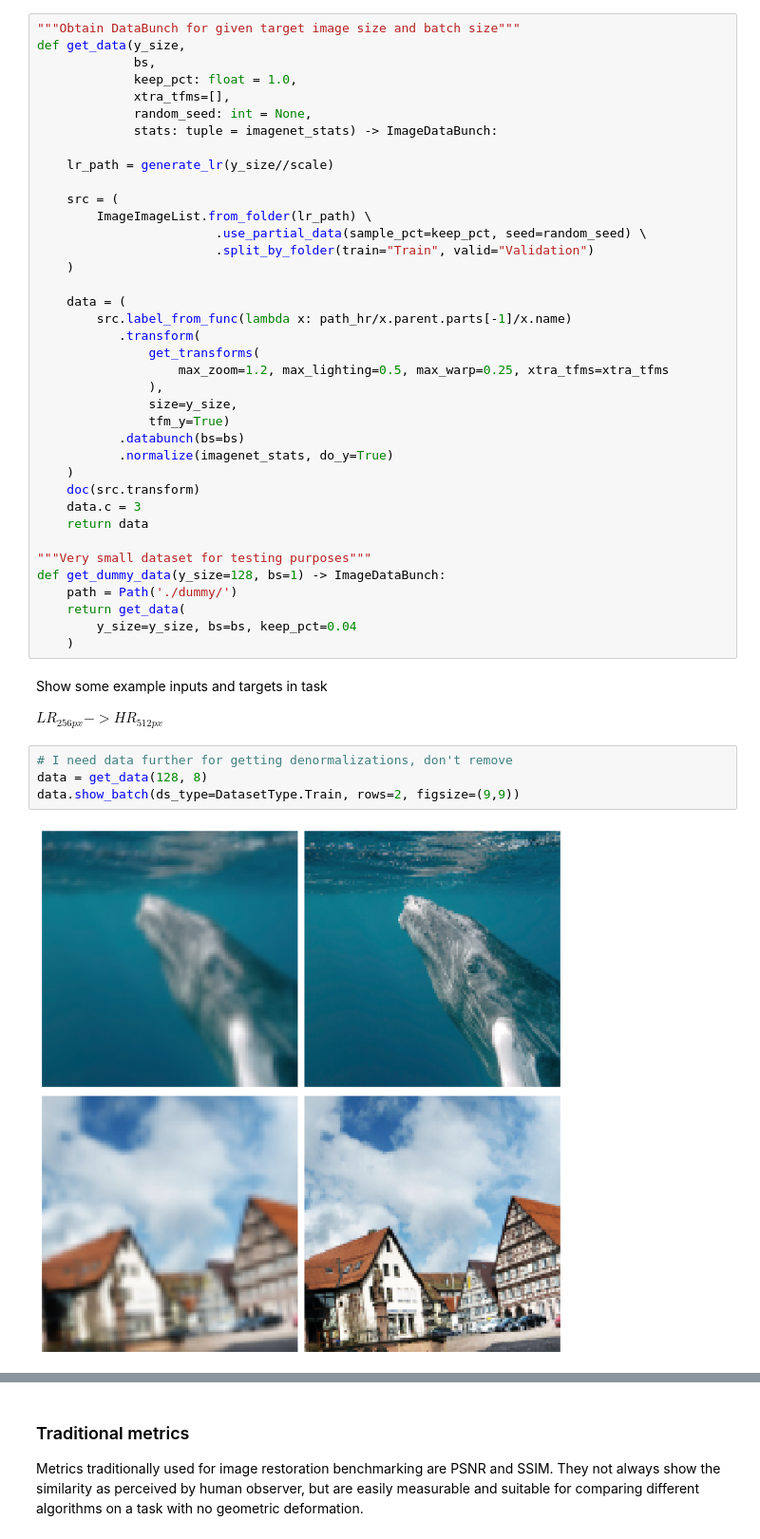
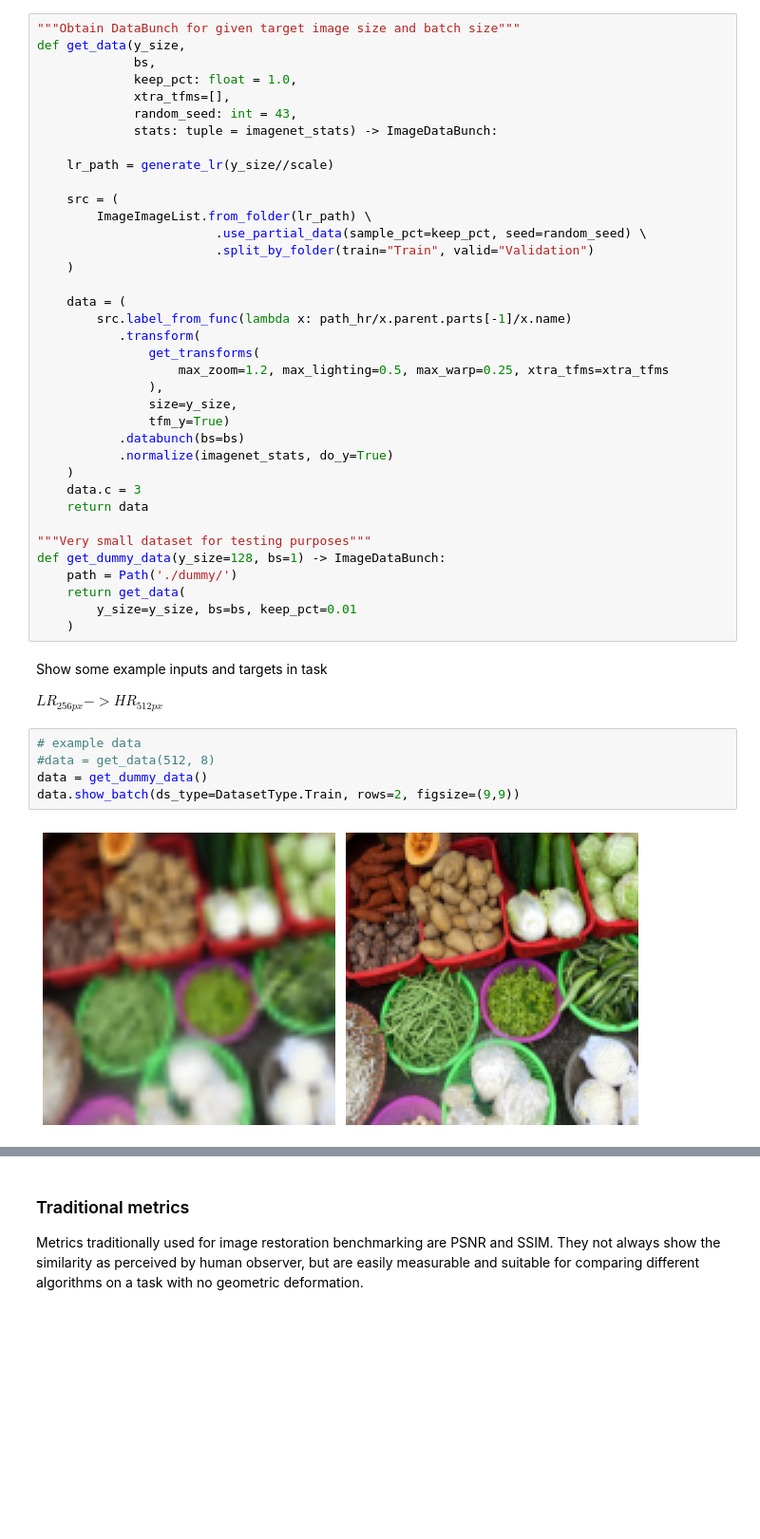
Before and after one commit to luksladky/SR-augmentation-learning, a Jupyter notebook: sr reference.ipynb, the cells around one changed output, grey strips where cells are left out. Shown at 95% size. Drawn from its saved outputs; the diff is of its cells as text; blank space fills up the shorter version.

```diff
--- a/sr reference.ipynb
+++ b/sr reference.ipynb
@@ -146,7 +153,7 @@ def get_data(y_size,
              bs,
              keep_pct: float = 1.0,
              xtra_tfms=[],
-             random_seed: int = None,
+             random_seed: int = 43,
              stats: tuple = imagenet_stats) -> ImageDataBunch:
 
     lr_path = generate_lr(y_size//scale)
@@ -168,7 +175,6 @@ def get_data(y_size,
            .databunch(bs=bs)
            .normalize(imagenet_stats, do_y=True)
     )
-    doc(src.transform)
     data.c = 3
     return data
 
@@ -176,15 +182,16 @@ def get_data(y_size,
 def get_dummy_data(y_size=128, bs=1) -> ImageDataBunch:
     path = Path('./dummy/')
     return get_data(
-        y_size=y_size, bs=bs, keep_pct=0.04
+        y_size=y_size, bs=bs, keep_pct=0.01
     )
 # %% [markdown]
 Show some example inputs and targets in task
 
 $ {LR}_{256px} -> {HR}_{512px} $
 # %%
-# I need data further for getting denormalizations, don't remove
-data = get_data(128, 8)
+# example data
+#data = get_data(512, 8)
+data = get_dummy_data()
 data.show_batch(ds_type=DatasetType.Train, rows=2, figsize=(9,9))
 # %% [output]
-[figure, old version]
+[figure, new version]
```
Also changed, not shown: parts of 112 cells of this notebook, 2 other files.
